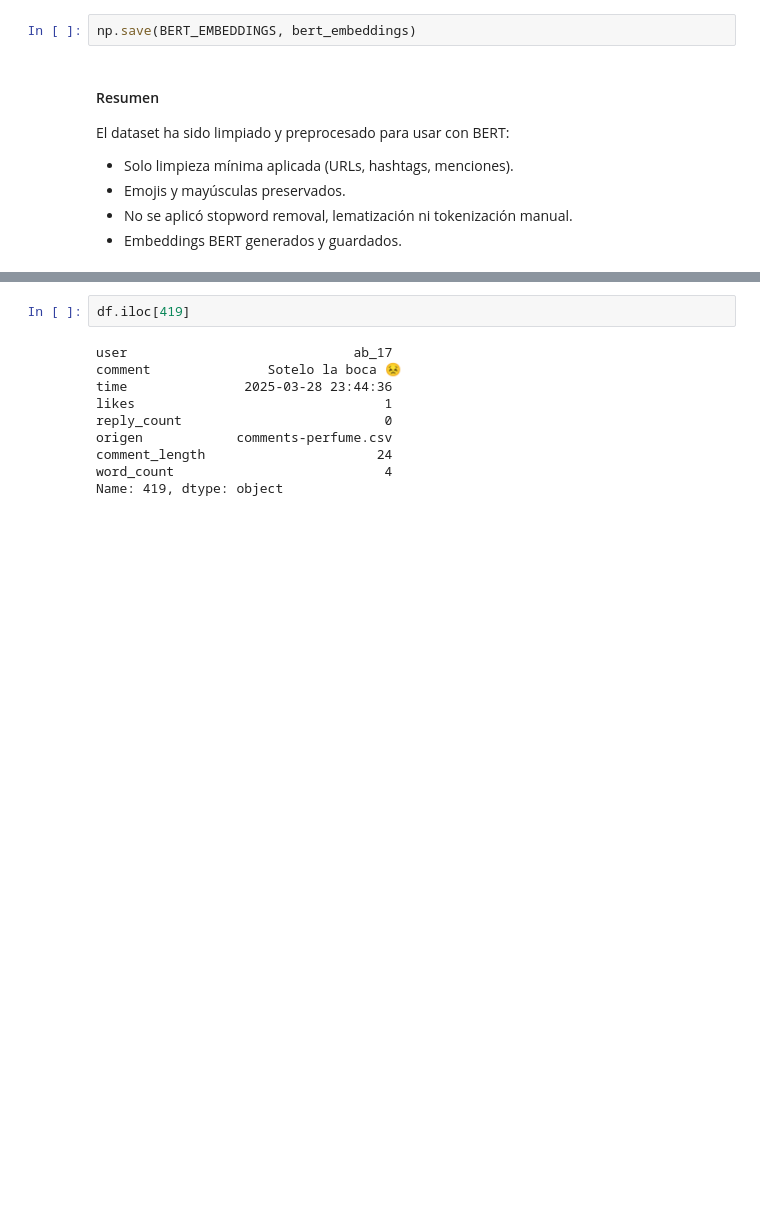
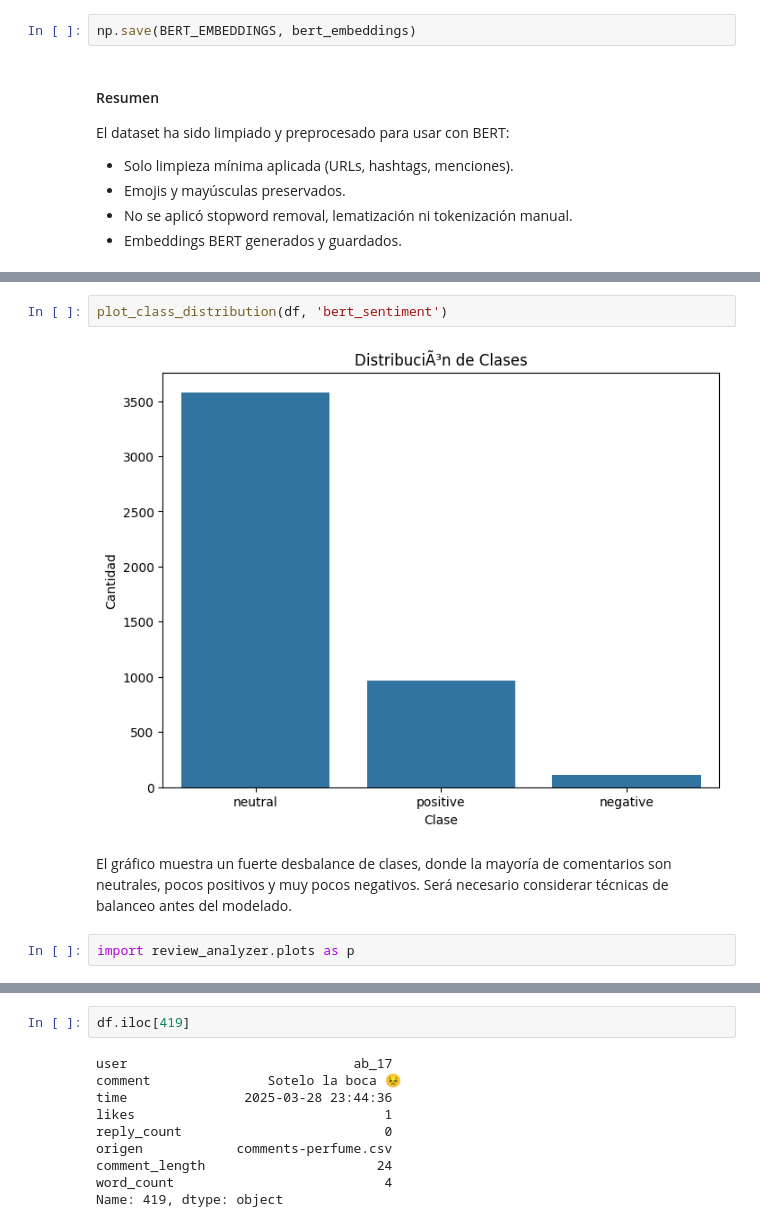
Before and after one commit to Raulinho-A/feel-track, a Jupyter notebook: notebooks/1.0-raa-eda.ipynb, the cells around one changed output, grey strips where cells are left out. Drawn from its saved outputs; the diff is of its cells as text; blank space fills up the shorter version.

```diff
--- a/notebooks/1.0-raa-eda.ipynb
+++ b/notebooks/1.0-raa-eda.ipynb
@@ -276,0 +414,8 @@ Comprender el dataset y su distribución para tomar decisiones del modelo.
+# %%
+plot_class_distribution(df, 'bert_sentiment')
+# %% [output]
+[figure, added]
+# %% [markdown]
+El gráfico muestra un fuerte desbalance de clases, donde la mayoría de comentarios son neutrales, pocos positivos y muy pocos negativos. Será necesario considerar técnicas de balanceo antes del modelado.
+# %%
+import review_analyzer.plots as p
```
Also changed, not shown: parts of 36 cells of this notebook, 6 other files.
